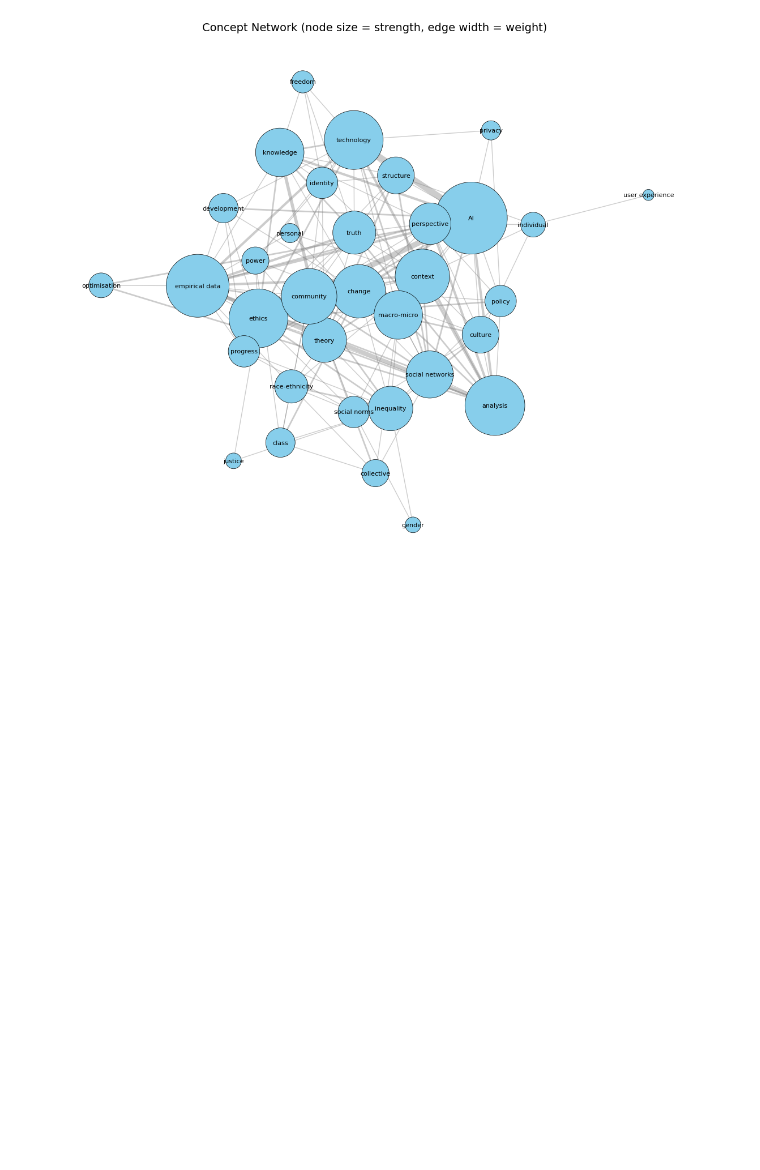
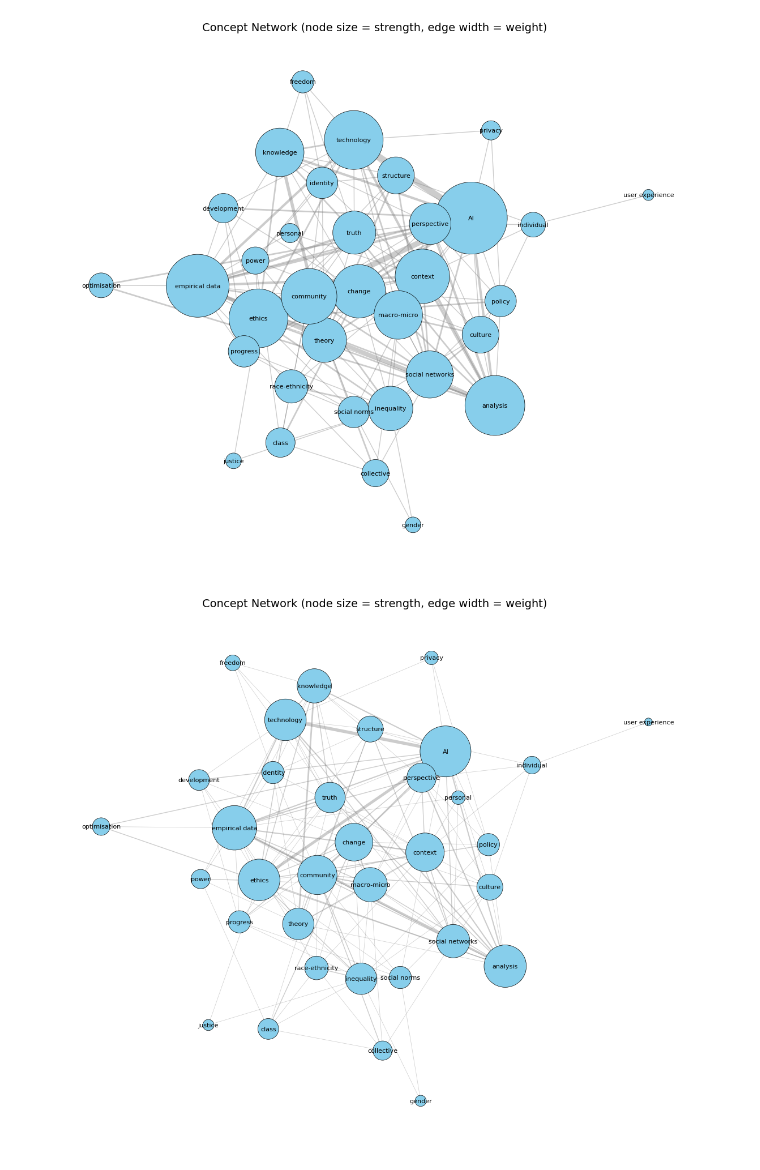
Before and after one commit to Calebagoha123/group4_fsstds, a Jupyter notebook: kamada-kawaii.ipynb, the cells around one changed output. Saved outputs shown, nothing was run; the diff lists cells and outputs as text; code cells hidden in the pictures; blank space fills up the shorter version.

```diff
--- a/kamada-kawaii.ipynb
+++ b/kamada-kawaii.ipynb
@@ -146,3 +146,45 @@ plt.tight_layout()
 plt.show()
 # %% [output]
 [figure]
+# %%
+import pandas as pd
+import networkx as nx
+import matplotlib.pyplot as plt
+
+# Load data and build graph
+edges = pd.read_csv("./edge_counts_edgelist.csv")
+G = nx.Graph()
+for _, row in edges.iterrows():
+    G.add_edge(row['source'], row['target'], weight=row['weight'])
+
+# ---- Compute node size and edge width ----
+# Node size = degree weighted by connection weights
+node_strength = dict(G.degree(weight='weight'))
+node_sizes = [node_strength[n] * 100 for n in G.nodes()]  # scale factor
+
+# Edge width = weight (scaled down)
+edge_weights = [d['weight'] * 0.5 for (_, _, d) in G.edges(data=True)]
+
+# ---- Draw ----
+plt.figure(figsize=(12, 10))
+pos = nx.kamada_kawai_layout(G)  # layout for spacing
+
+# Draw edges (weighted)
+nx.draw_networkx_edges(G, pos, width=edge_weights, alpha=0.4, edge_color="gray")
+
+# Draw nodes (size by strength)
+nx.draw_networkx_nodes(G, pos,
+                       node_size=node_sizes,
+                       node_color="skyblue",
+                       edgecolors="black",
+                       linewidths=0.5)
+
+# Draw labels
+nx.draw_networkx_labels(G, pos, font_size=8, font_color="black")
+
+plt.title("Concept Network (node size = strength, edge width = weight)", fontsize=14)
+plt.axis("off")
+plt.tight_layout()
+plt.show()
+# %% [output]
+[figure, added]
```
Also changed, not shown: 9 other files.
